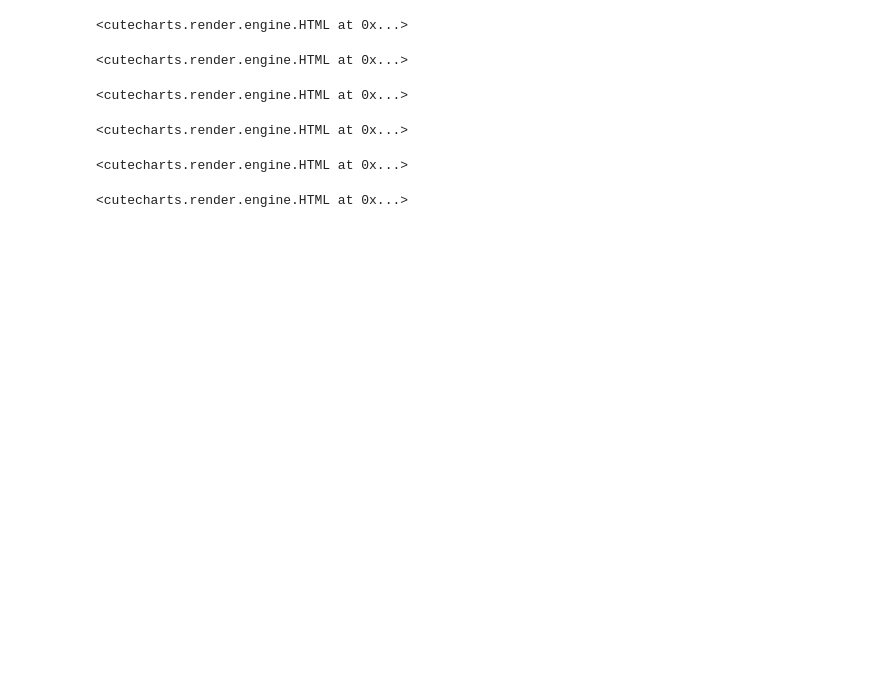
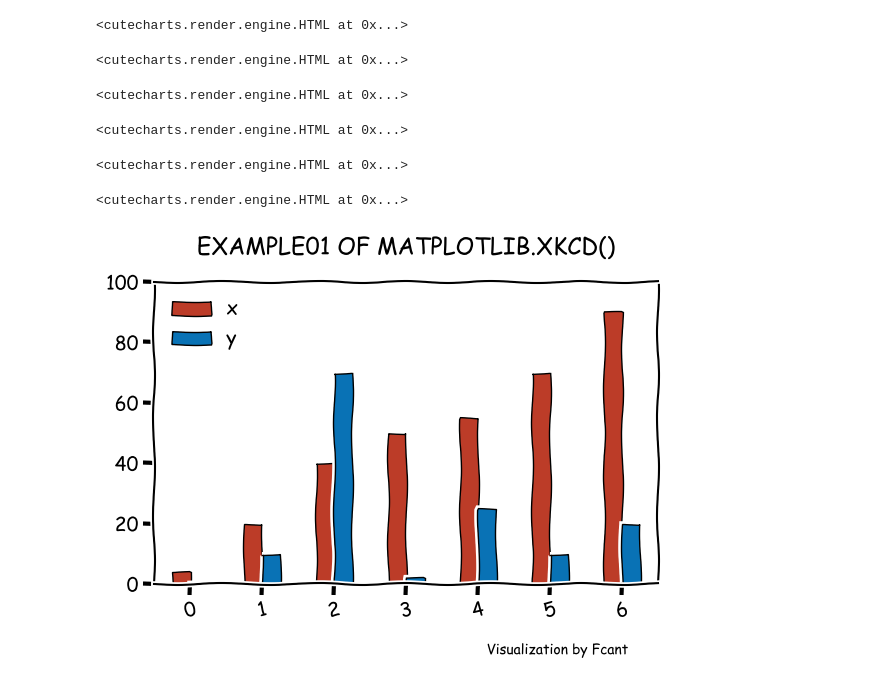
Before and after one commit to Fcscanf/JupyterWorkSpace, a Jupyter notebook: Visualization/cutecharts/CuteChartsSample.ipynb, the cells around one changed output. Cells and saved outputs as stored; diff of their text form; code cells hidden in the pictures; blank space fills up the shorter version.

```diff
--- a/Visualization/cutecharts/CuteChartsSample.ipynb
+++ b/Visualization/cutecharts/CuteChartsSample.ipynb
@@ -189,3 +189,22 @@ page.add(chart_1, chart_2)
 page.render_notebook()
 # %% [output]
 <cutecharts.render.engine.HTML at 0x...>
+# %%
+import pandas as pd
+import matplotlib.pyplot as plt
+
+df = pd.DataFrame({
+    'x': [4, 20, 40, 50, 55, 70, 90],
+    'y': [0, 10, 70, 2, 25, 10, 20],
+})
+
+with plt.xkcd():
+    fig, ax = plt.subplots(figsize=(6.5,4),dpi=100)
+    ax = df.plot.bar(color=["#BC3C28","#0972B5"],ec="black",rot=15,ax=ax)
+    ax.set_ylim((0, 100))
+    ax.legend(frameon=False)
+    ax.set_title("EXAMPLE01 OF MATPLOTLIB.XKCD()",pad=20)
+    ax.text(.8,-.22,'Visualization by Fcant',transform = ax.transAxes,
+            ha='center', va='center',fontsize = 10,color='black')
+# %% [output]
+[figure, added]
```
Also changed, not shown: parts of 2 cells of this notebook.
